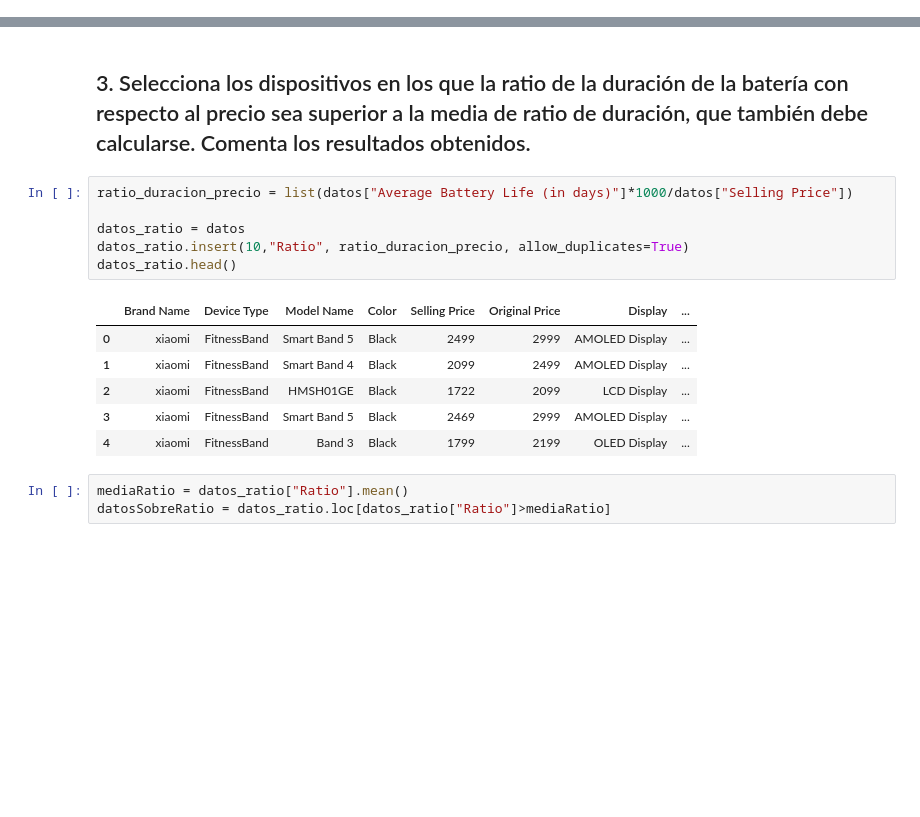
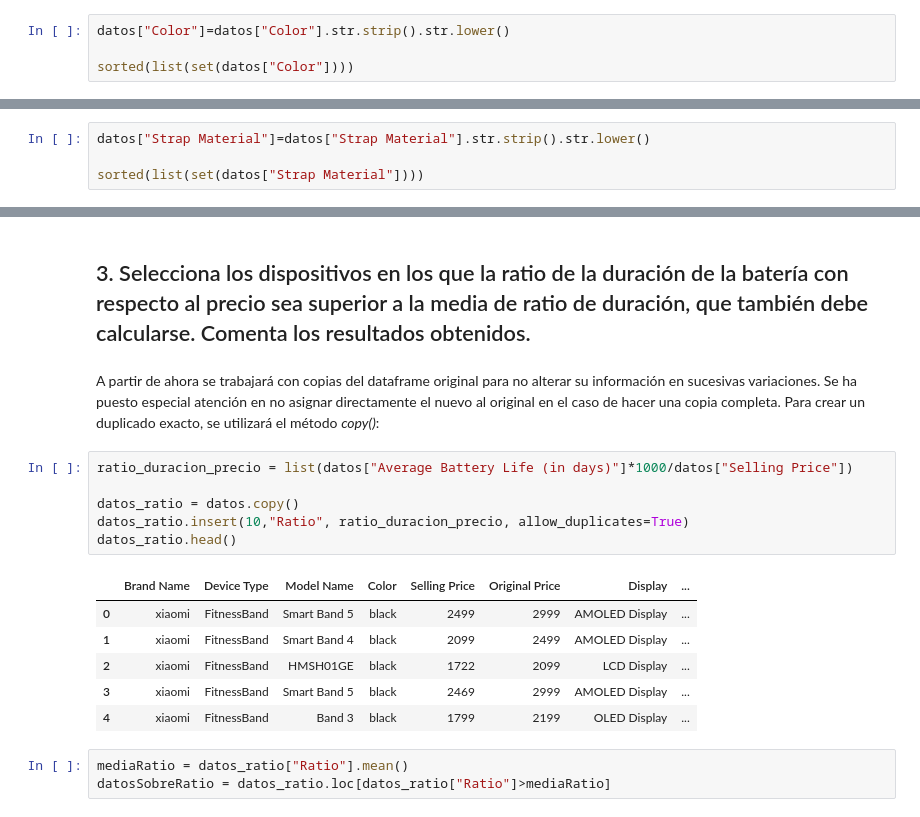
Before and after one commit to afercaceres/Fitness_Trackers, a Jupyter notebook: practica_python.ipynb, the cells around one changed output, grey strips where cells are left out. Cells and saved outputs as stored; diff of their text form; blank space fills up the shorter version.

```diff
--- a/practica_python.ipynb
+++ b/practica_python.ipynb
@@ -119,0 +218,4 @@ valoresInteres
+# %%
+datos["Color"]=datos["Color"].str.strip().str.lower()
+
+sorted(list(set(datos["Color"])))
@@ -119,0 +269,4 @@ valoresInteres
+# %%
+datos["Strap Material"]=datos["Strap Material"].str.strip().str.lower()
+
+sorted(list(set(datos["Strap Material"])))
@@ -568,19 +721,21 @@ En el caso de las FitnessBands, hay alguna dentro de las más baratas que tiene
 En general hay más observaciones de Smartwatches que de Fitnessbands, y de dispositivos por debajo del precio medio que sobre el mismo. Los Smartwatches, en general, son más caros que las FitnessBands. Además de ser más caros sus precios fluctúan más, lo cual es lógico, dejando entrever que deben tener un mayor abanico de prestaciones que en el caso de las FitnessBands. Una prestación que fluctúa mucho en los Smartwatches es la duración media de la batería, con una desviación estándar de más de 8 días frente a los 3 de las FitnessBands. Los Smartwatches, además de ser más caros, están algo mejor valorados que las FitnessBands, especialmente aquellos con un precio de venta superior a la media.
 # %% [markdown]
 ## 3. Selecciona los dispositivos en los que la ratio de la duración de la batería con respecto al precio sea superior a la media de ratio de duración, que también debe calcularse. Comenta los resultados obtenidos.
+# %% [markdown]
+A partir de ahora se trabajará con copias del dataframe original para no alterar su información en sucesivas variaciones. Se ha puesto especial atención en no asignar directamente el nuevo al original en el caso de hacer una copia completa. Para crear un duplicado exacto, se utilizará el método *copy()*:
 # %%
 ratio_duracion_precio = list(datos["Average Battery Life (in days)"]*1000/datos["Selling Price"])
 
-datos_ratio = datos
+datos_ratio = datos.copy()
 datos_ratio.insert(10,"Ratio", ratio_duracion_precio, allow_duplicates=True)
 datos_ratio.head()
 # %% [output]
 |  | Brand Name | Device Type | Model Name | Color | Selling Price | Original Price | Display | ... |
-| 0 | xiaomi | FitnessBand | Smart Band 5 | Black | 2499 | 2999 | AMOLED Display | ... |
-| 1 | xiaomi | FitnessBand | Smart Band 4 | Black | 2099 | 2499 | AMOLED Display | ... |
-| 2 | xiaomi | FitnessBand | HMSH01GE | Black | 1722 | 2099 | LCD Display | ... |
-| 3 | xiaomi | FitnessBand | Smart Band 5 | Black | 2469 | 2999 | AMOLED Display | ... |
-| 4 | xiaomi | FitnessBand | Band 3 | Black | 1799 | 2199 | OLED Display | ... |
+| 0 | xiaomi | FitnessBand | Smart Band 5 | black | 2499 | 2999 | AMOLED Display | ... |
+| 1 | xiaomi | FitnessBand | Smart Band 4 | black | 2099 | 2499 | AMOLED Display | ... |
+| 2 | xiaomi | FitnessBand | HMSH01GE | black | 1722 | 2099 | LCD Display | ... |
+| 3 | xiaomi | FitnessBand | Smart Band 5 | black | 2469 | 2999 | AMOLED Display | ... |
+| 4 | xiaomi | FitnessBand | Band 3 | black | 1799 | 2199 | OLED Display | ... |
 # %%
 mediaRatio = datos_ratio["Ratio"].mean()
 datosSobreRatio = datos_ratio.loc[datos_ratio["Ratio"]>mediaRatio]
```
Also changed, not shown: parts of 50 cells of this notebook.
